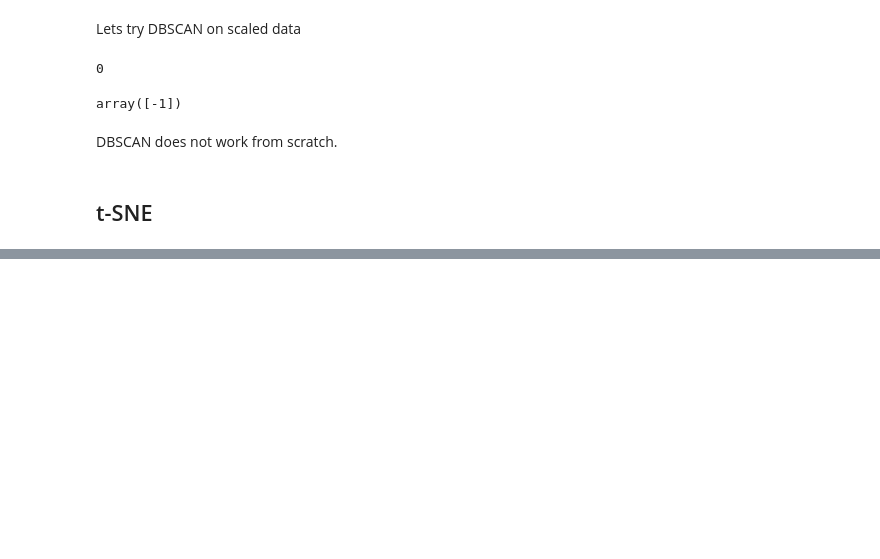
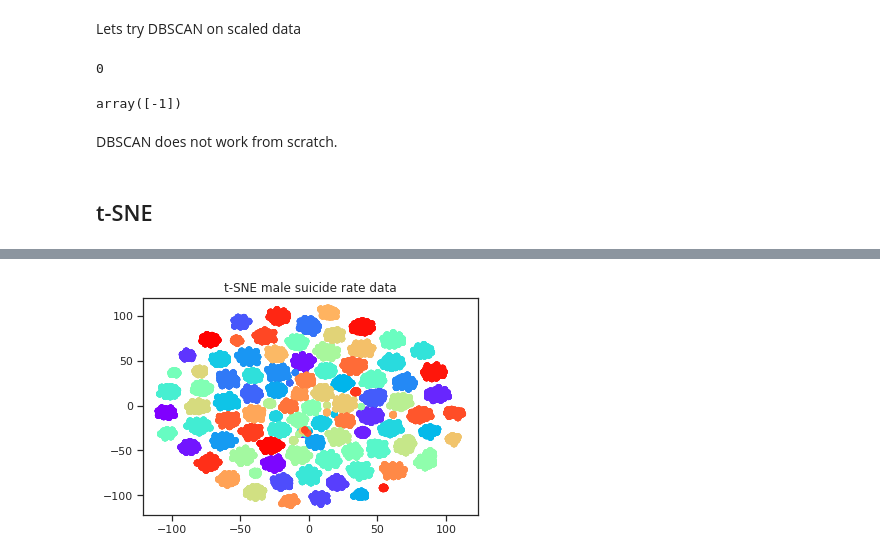
Before and after one commit to erinijapranckeviciene/MLdata, a Jupyter notebook: Clustering_exercise_with_isuic.ipynb, the cells around one changed output, grey strips where cells are left out. Drawn from its saved outputs; the diff is of its cells as text; code cells hidden in the pictures; blank space fills up the shorter version.

```diff
--- a/Clustering_exercise_with_isuic.ipynb
+++ b/Clustering_exercise_with_isuic.ipynb
@@ -343,0 +363,8 @@ plt.show()
+# %%
+# fit on the transformed data
+trans2_isuic_male_reduced_dummy= tsne.fit_transform(X_pca_scaled).T
+plt.scatter(trans2_isuic_male_reduced_dummy[0], trans2_isuic_male_reduced_dummy[1], c=cl, cmap=plt.cm.rainbow)
+plt.title("t-SNE male suicide rate data")
+plt.show()
+# %% [output]
+[figure, added]
```
Also changed, not shown: parts of 5 cells of this notebook.
